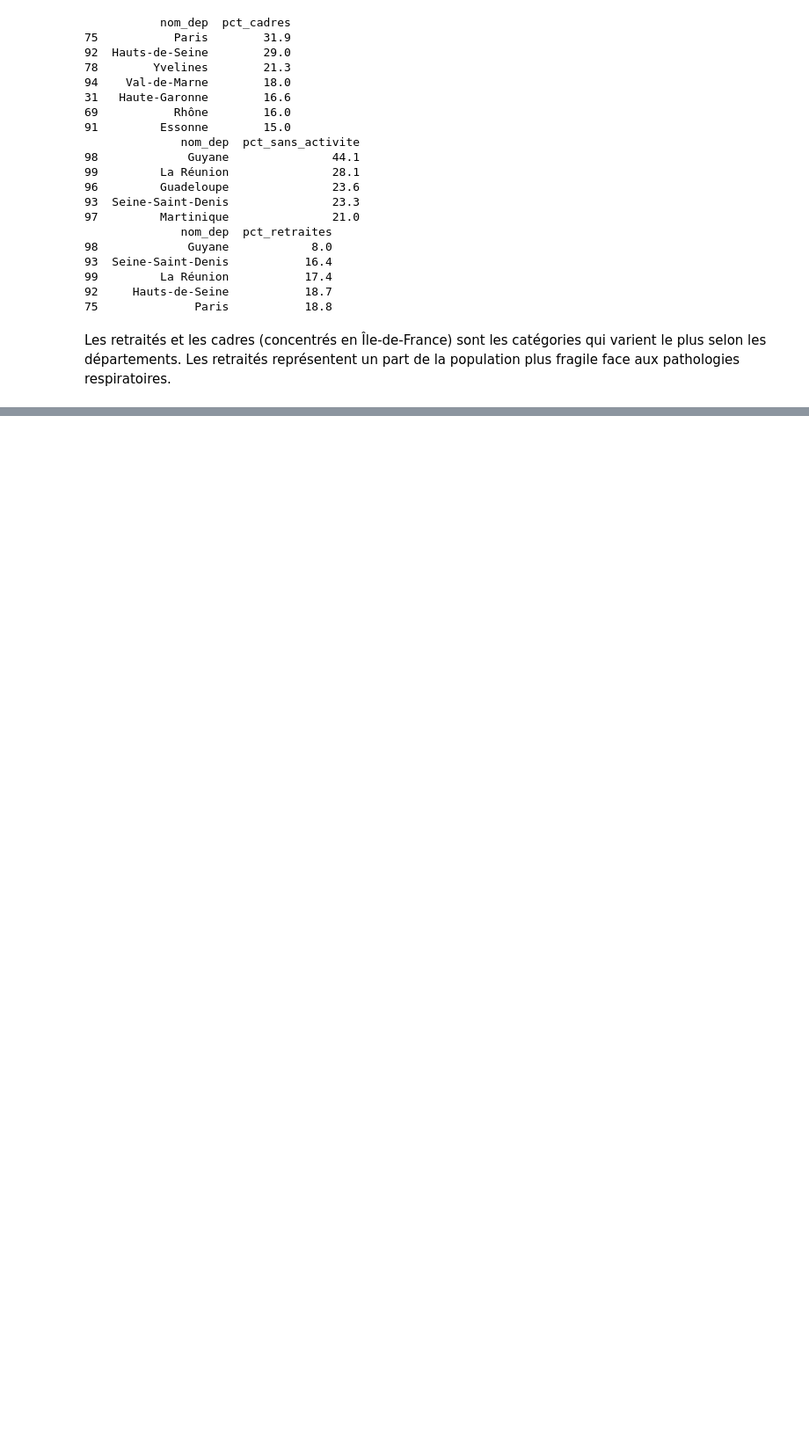
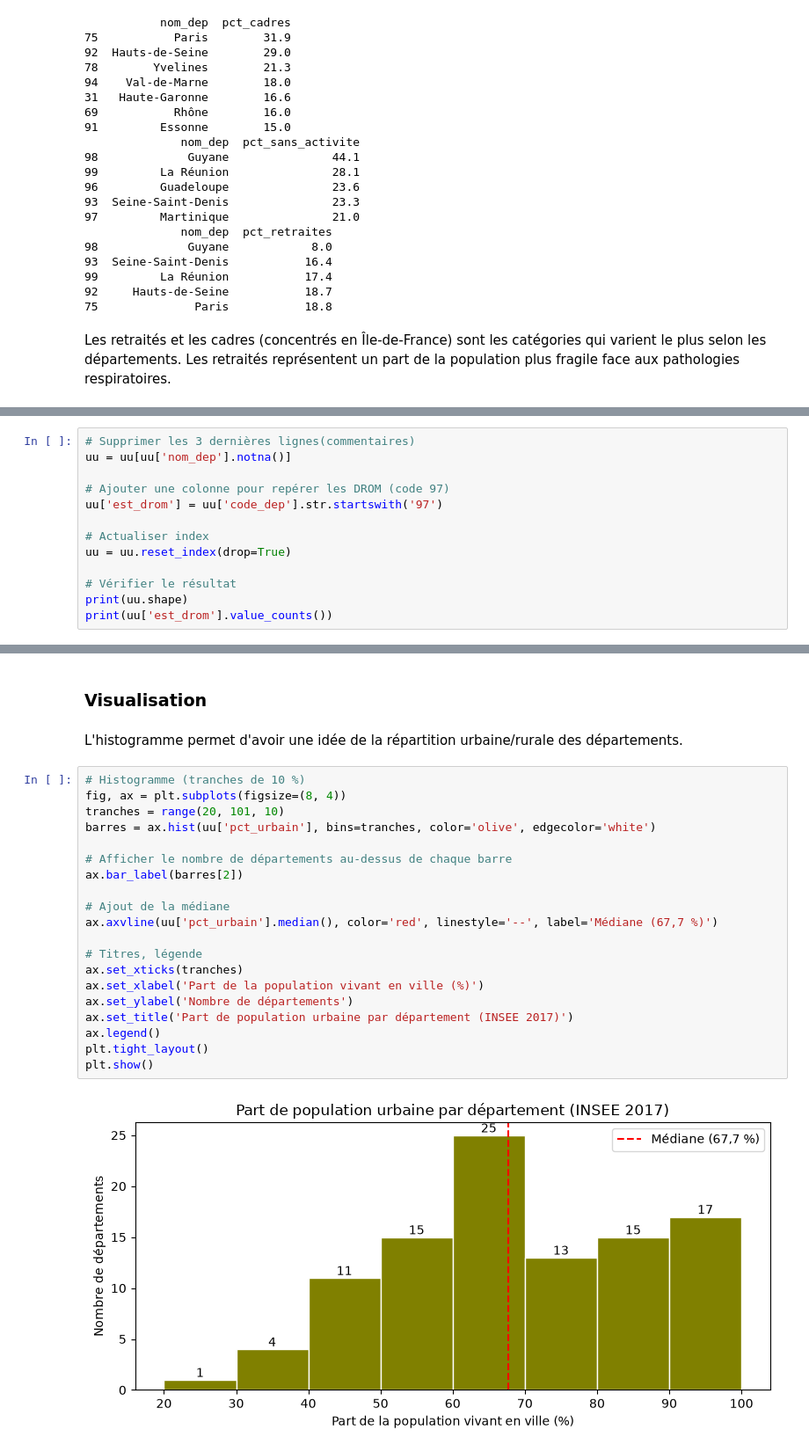
Before and after one commit to jbrocardplatim/LIORA_PROJET_PATHO_RESPIRATOIRES, a Jupyter notebook: notebooks/04.Explo_eda_socio_eco.ipynb, the cells around one changed output, grey strips where cells are left out. Shown at 88% size. Drawn from its saved outputs; the diff is of its cells as text; blank space fills up the shorter version.

Commit message:
Exploration unités urbaines

```diff
--- a/notebooks/04.Explo_eda_socio_eco.ipynb
+++ b/notebooks/04.Explo_eda_socio_eco.ipynb
@@ -174,0 +232,13 @@ Les retraités représentent un part de la population plus fragile face aux path
+# %%
+# Supprimer les 3 dernières lignes(commentaires)
+uu = uu[uu['nom_dep'].notna()]
+
+# Ajouter une colonne pour repérer les DROM (code 97)
+uu['est_drom'] = uu['code_dep'].str.startswith('97')
+
+# Actualiser index
+uu = uu.reset_index(drop=True)
+
+# Vérifier le résultat
+print(uu.shape)
+print(uu['est_drom'].value_counts())
@@ -174,0 +289,26 @@ Les retraités représentent un part de la population plus fragile face aux path
+# %% [markdown]
+### Visualisation
+# %% [markdown]
+L'histogramme permet d'avoir une idée de la répartition urbaine/rurale des départements.
+# %%
+# Histogramme (tranches de 10 %)
+fig, ax = plt.subplots(figsize=(8, 4))
+tranches = range(20, 101, 10)
+barres = ax.hist(uu['pct_urbain'], bins=tranches, color='olive', edgecolor='white')
+
+# Afficher le nombre de départements au-dessus de chaque barre
+ax.bar_label(barres[2])
+
+# Ajout de la médiane
+ax.axvline(uu['pct_urbain'].median(), color='red', linestyle='--', label='Médiane (67,7 %)')
+
+# Titres, légende
+ax.set_xticks(tranches)
+ax.set_xlabel('Part de la population vivant en ville (%)')
+ax.set_ylabel('Nombre de départements')
+ax.set_title('Part de population urbaine par département (INSEE 2017)')
+ax.legend()
+plt.tight_layout()
+plt.show()
+# %% [output]
+[figure, added]
```
Also changed, not shown: parts of 20 cells of this notebook.
